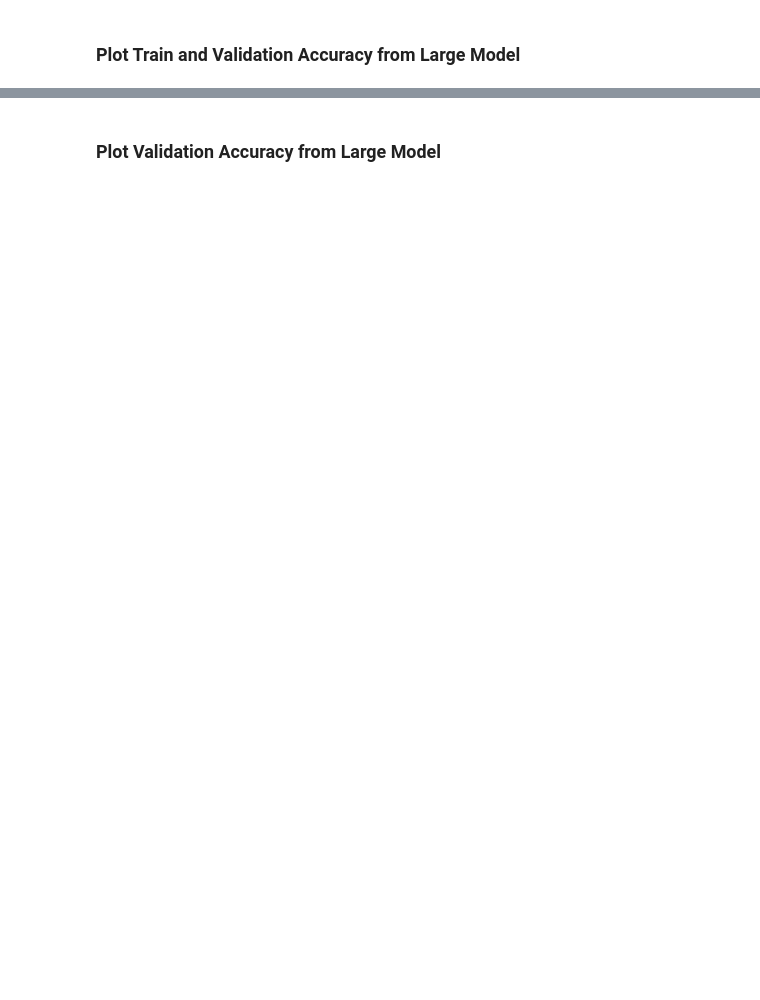
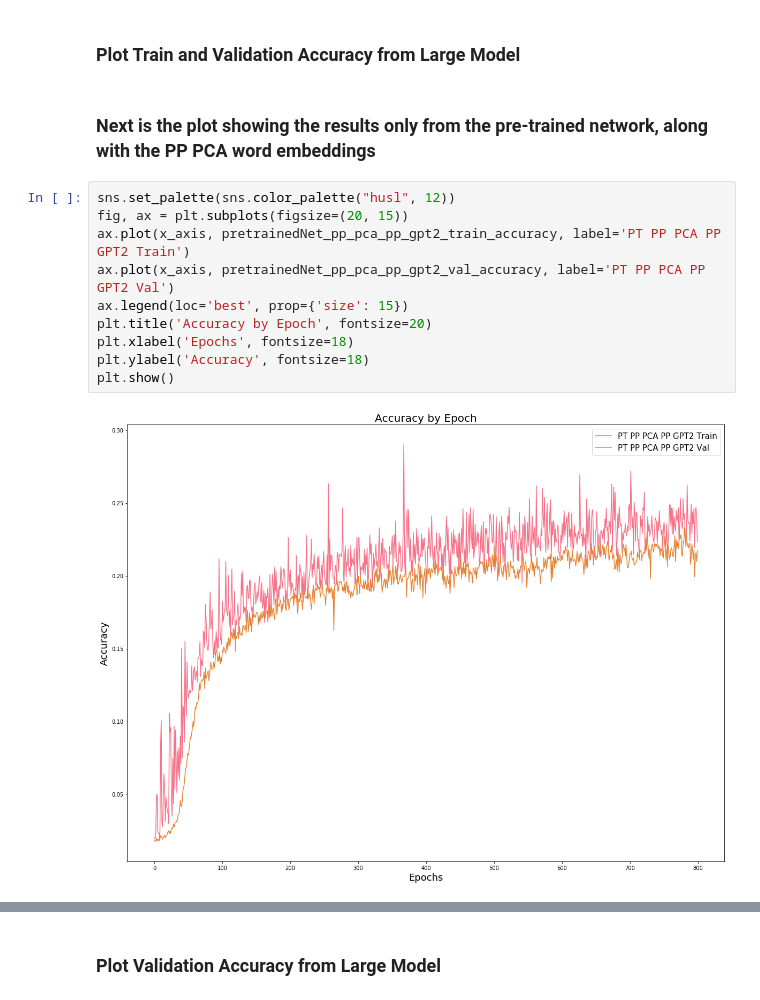
Before and after one commit to federated-learning-experiments/fl-text-models, a Jupyter notebook: notebooks/compare_embedding_layers.ipynb, the cells around one changed output, grey strips where cells are left out. Drawn from its saved outputs; the diff is of its cells as text; blank space fills up the shorter version.

```diff
--- a/notebooks/compare_embedding_layers.ipynb
+++ b/notebooks/compare_embedding_layers.ipynb
@@ -221,2 +229,16 @@ plt.show()
 # %% [markdown]
 ### Plot Train and Validation Accuracy from Large Model
+# %% [markdown]
+### Next is the plot showing the results only from the pre-trained network, along with the PP PCA word embeddings
+# %%
+sns.set_palette(sns.color_palette("husl", 12))
+fig, ax = plt.subplots(figsize=(20, 15))
+ax.plot(x_axis, pretrainedNet_pp_pca_pp_gpt2_train_accuracy, label='PT PP PCA PP GPT2 Train')
+ax.plot(x_axis, pretrainedNet_pp_pca_pp_gpt2_val_accuracy, label='PT PP PCA PP GPT2 Val')
+ax.legend(loc='best', prop={'size': 15})
+plt.title('Accuracy by Epoch', fontsize=20)
+plt.xlabel('Epochs', fontsize=18)
+plt.ylabel('Accuracy', fontsize=18)
+plt.show()
+# %% [output]
+[figure, added]
```
Also changed, not shown: parts of 9 cells of this notebook, 13 other files.
